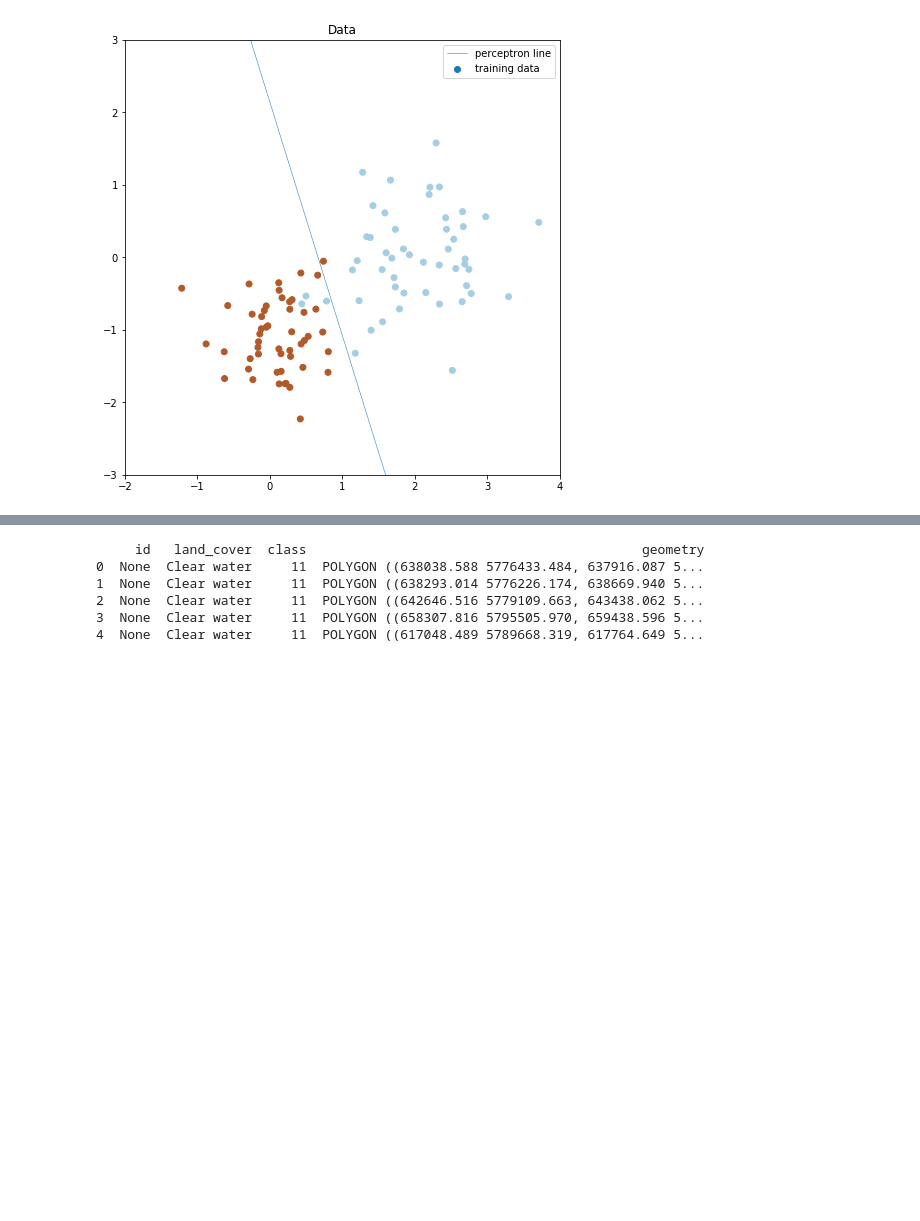
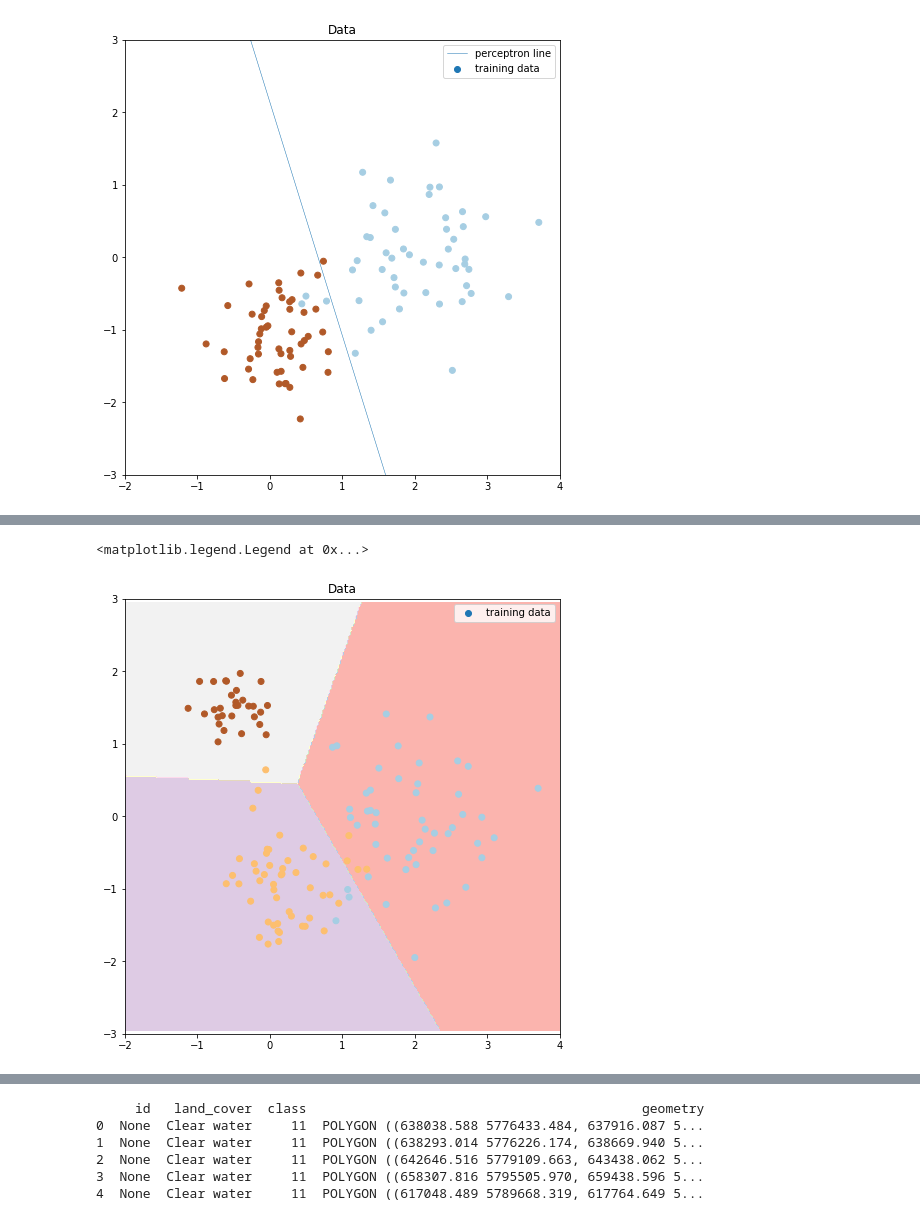
Before and after one commit to jonwangio/uu_ml, a Jupyter notebook: CLA_1_supervised_linear_binary_multiclass.ipynb, the cells around one changed output, grey strips where cells are left out. Saved outputs shown, nothing was run; the diff lists cells and outputs as text; code cells hidden in the pictures; blank space fills up the shorter version.

Commit message:
multiclassification_updates

```diff
--- a/CLA_1_supervised_linearDecisionBoundary.ipynb
+++ b/CLA_1_supervised_linear_binary_multiclass.ipynb
@@ -403,0 +435,38 @@ plt.legend()
+# %%
+# Apply the 'one-versus-rest' Logistic Regression from the sklearn module
+
+from sklearn.linear_model import LogisticRegression
+
+# Using the 'one-versus-rest' (OVR)
+# Please refer to the online sklearn documentation to figure out what are the other options for multiclass Logistic Regression.
+logreg = LogisticRegression(solver='sag', max_iter=100, random_state=42,
+                             multi_class='ovr').fit(x_train, y_train)
+
+# Print the training scores
+#print("training score : %.3f (%s)" % (logreg.score(x_train, y_train), multi_class))
+
+# Create a mesh to plot the decision regions and boundaries
+h = .02  # step size in the mesh
+x_min, x_max = x_train[:, 0].min() - 1, x_train[:, 0].max() + 1
+y_min, y_max = x_train[:, 1].min() - 1, x_train[:, 1].max() + 1
+xx, yy = np.meshgrid(np.arange(x_min, x_max, h),
+                     np.arange(y_min, y_max, h))
+
+# Plot the decision boundary. For that, we will assign a color to each
+# Point in the mesh [x_min, x_max]x[y_min, y_max].
+Z = logreg.predict(np.c_[xx.ravel(), yy.ravel()])
+# Put the result into a color plot
+Z = Z.reshape(xx.shape)
+
+# Visualization
+
+plt.figure(figsize=(10,8))
+plt.contourf(xx, yy, Z, cmap='Pastel1', label='training data')  # levels=np.linspace(0, 1, 5)
+plt.scatter(x_train[:, 0], x_train[:, 1], c=y_train, cmap='Paired', label='training data')
+plt.axis([-2, 4, -3, 3])
+plt.gca().set_aspect('equal', adjustable='box')
+plt.title('Data')
+plt.legend()
+# %% [output]
+<matplotlib.legend.Legend at 0x...>
+[figure, added]
```
Also changed, not shown: parts of 8 cells of this notebook, 2 other files.
